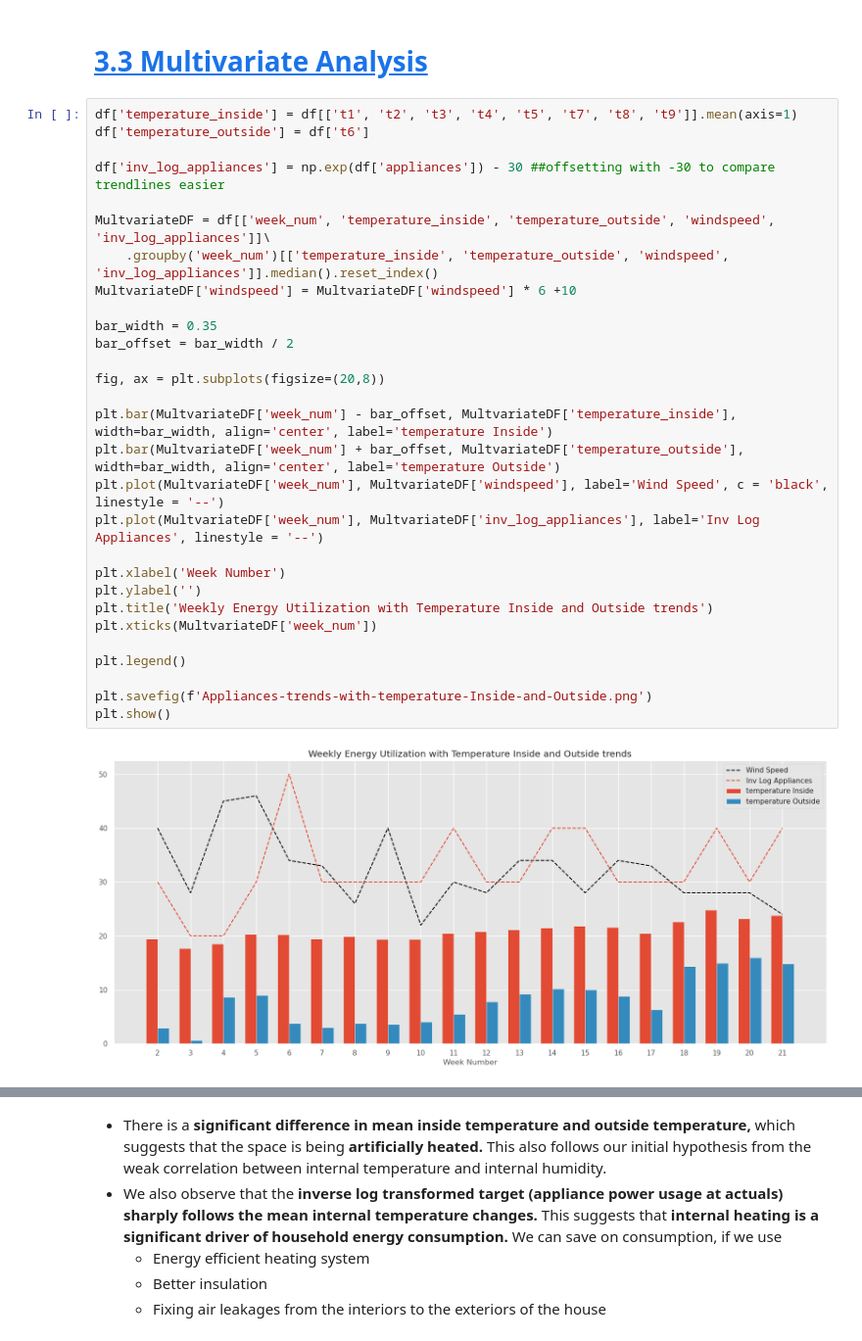
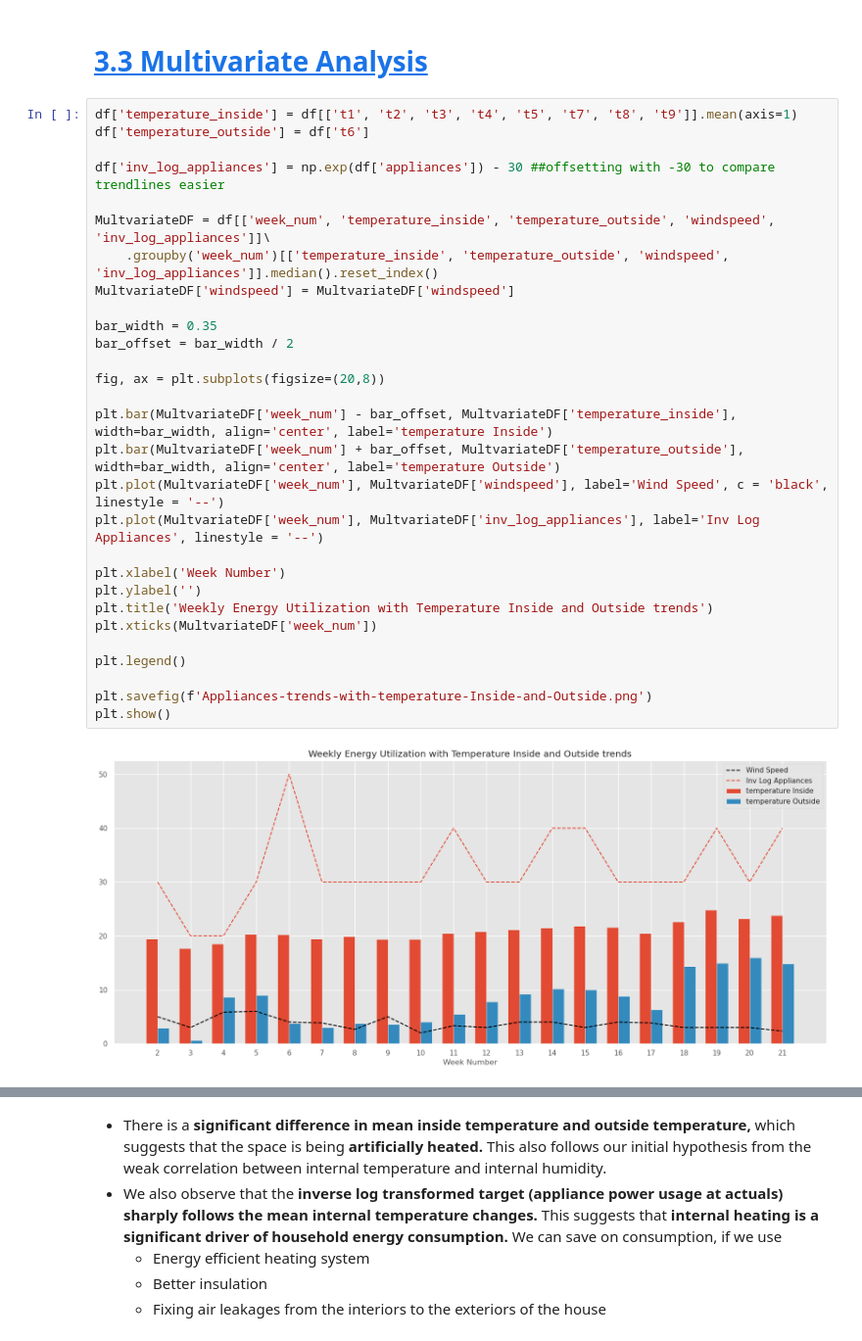
Before and after one commit to hantablack9/IIT-Roorkee-Hackathon, a Jupyter notebook: Household Energy Optimization, Prediction.ipynb, the cells around one changed output, grey strips where cells are left out. Shown at 98% size. Drawn from its saved outputs; the diff is of its cells as text.

```diff
--- a/Household Energy Optimization, Prediction.ipynb
+++ b/Household Energy Optimization, Prediction.ipynb
@@ -603,34 +604,34 @@ plt.show()
 # %%
 df['temperature_inside'] = df[['t1', 't2', 't3', 't4', 't5', 't7', 't8', 't9']].mean(axis=1)
 df['temperature_outside'] = df['t6']
 
 df['inv_log_appliances'] = np.exp(df['appliances']) - 30 ##offsetting with -30 to compare trendlines easier
 
 MultvariateDF = df[['week_num', 'temperature_inside', 'temperature_outside', 'windspeed', 'inv_log_appliances']]\
     .groupby('week_num')[['temperature_inside', 'temperature_outside', 'windspeed', 'inv_log_appliances']].median().reset_index()
-MultvariateDF['windspeed'] = MultvariateDF['windspeed'] * 6 +10
+MultvariateDF['windspeed'] = MultvariateDF['windspeed']
 
 bar_width = 0.35
 bar_offset = bar_width / 2
 
 fig, ax = plt.subplots(figsize=(20,8))
 
 plt.bar(MultvariateDF['week_num'] - bar_offset, MultvariateDF['temperature_inside'], width=bar_width, align='center', label='temperature Inside')
 plt.bar(MultvariateDF['week_num'] + bar_offset, MultvariateDF['temperature_outside'], width=bar_width, align='center', label='temperature Outside')
 plt.plot(MultvariateDF['week_num'], MultvariateDF['windspeed'], label='Wind Speed', c = 'black', linestyle = '--')
 plt.plot(MultvariateDF['week_num'], MultvariateDF['inv_log_appliances'], label='Inv Log Appliances', linestyle = '--')
 
 plt.xlabel('Week Number')
 plt.ylabel('')
 plt.title('Weekly Energy Utilization with Temperature Inside and Outside trends')
 plt.xticks(MultvariateDF['week_num'])
 
 plt.legend()
 
 plt.savefig(f'Appliances-trends-with-temperature-Inside-and-Outside.png')
 plt.show()
 # %% [output]
-[figure, old version]
+[figure, new version]
 # %%
 df['humidity_inside'] = df[['rh_1', 'rh_2', 'rh_3', 'rh_4', 'rh_5', 'rh_7', 'rh_8', 'rh_9']].mean(axis=1)
 df['humidity_outside'] = df['rh_6']
```
Also changed, not shown: parts of 8 cells of this notebook.
